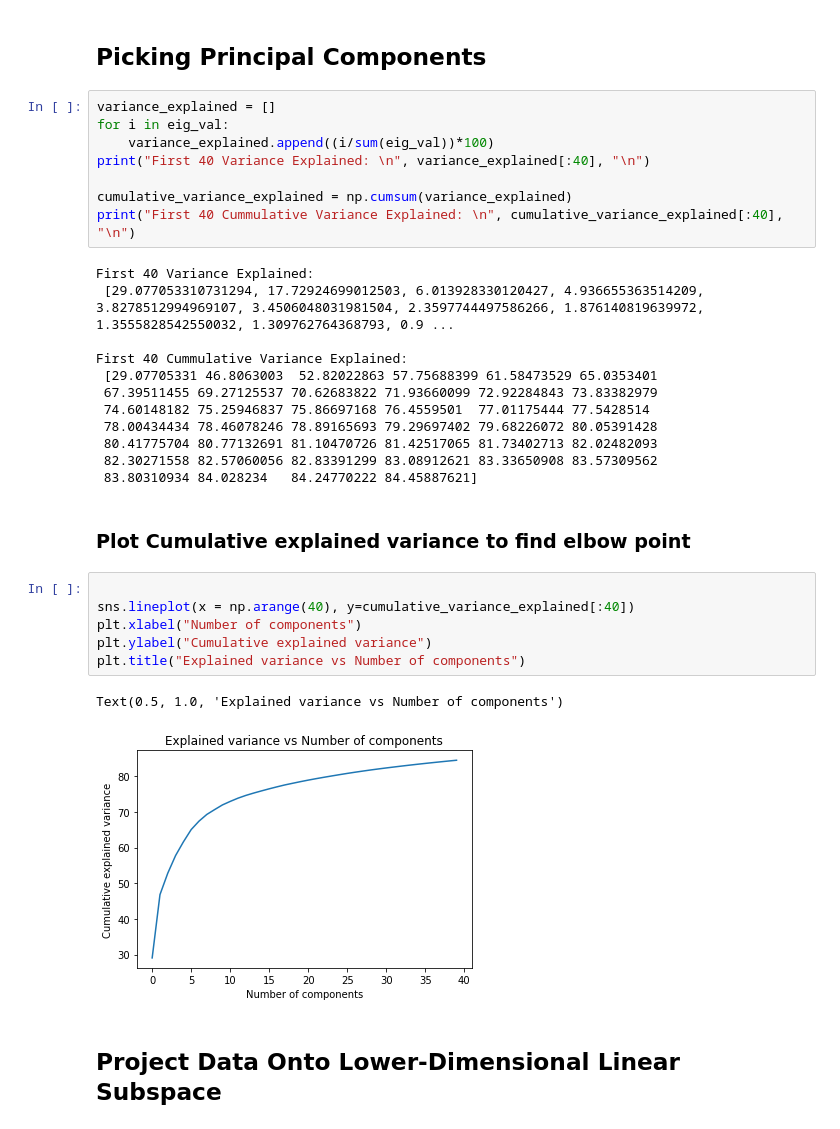
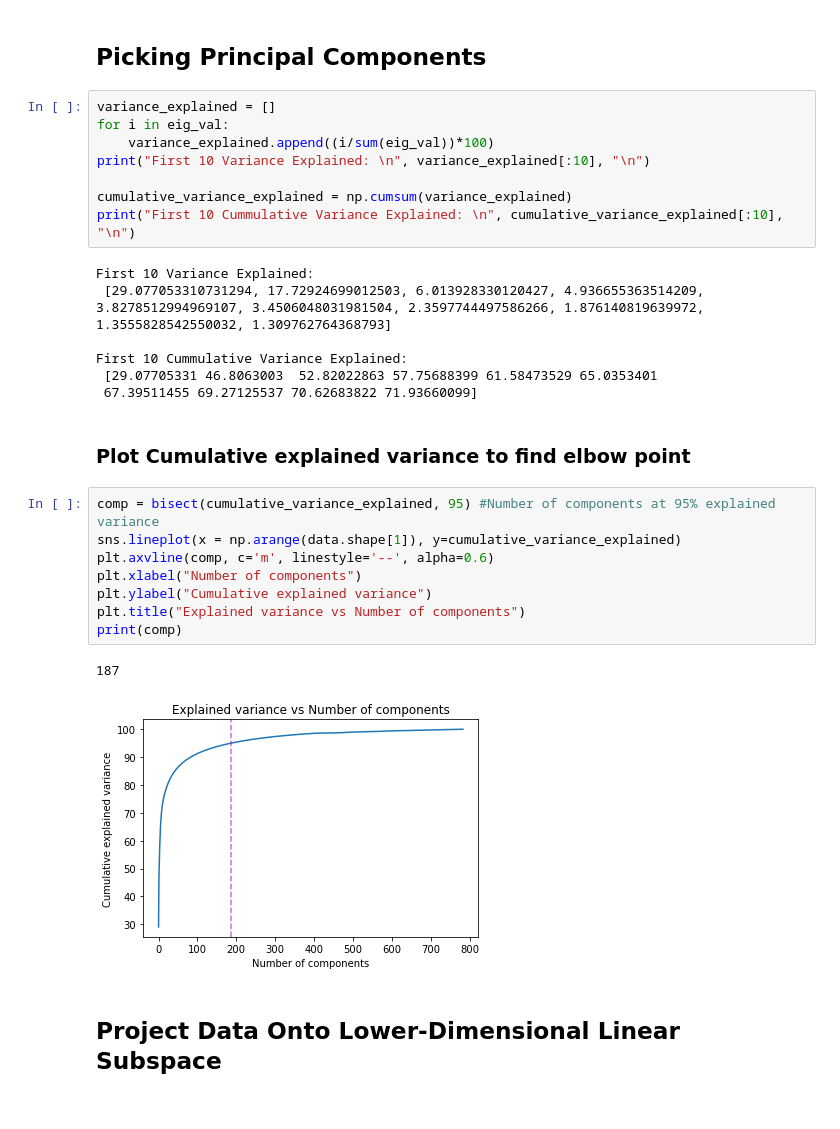
Before and after one commit to kevinlu2/COMP5318-Machine-Learning-and-Data-Mining, a Jupyter notebook: Assignment 1/A1_kNN.ipynb, the cells around one changed output. Cells and saved outputs as stored; diff of their text form.

```diff
--- a/Assignment 1/A1_kNN.ipynb
+++ b/Assignment 1/A1_kNN.ipynb
@@ -69,33 +77,30 @@ First 20 Eigenvalues:
 variance_explained = []
 for i in eig_val:
     variance_explained.append((i/sum(eig_val))*100)
-print("First 40 Variance Explained: \n", variance_explained[:40], "\n")
+print("First 10 Variance Explained: \n", variance_explained[:10], "\n")
 
 cumulative_variance_explained = np.cumsum(variance_explained)
-print("First 40 Cummulative Variance Explained: \n", cumulative_variance_explained[:40], "\n")
+print("First 10 Cummulative Variance Explained: \n", cumulative_variance_explained[:10], "\n")
 # %% [output]
-First 40 Variance Explained:
- [29.077053310731294, 17.72924699012503, 6.013928330120427, 4.936655363514209, 3.8278512994969107, 3.4506048031981504, 2.3597744497586266, 1.876140819639972, 1.3555828542550032, 1.309762764368793, 0.9 ...
+First 10 Variance Explained:
+ [29.077053310731294, 17.72924699012503, 6.013928330120427, 4.936655363514209, 3.8278512994969107, 3.4506048031981504, 2.3597744497586266, 1.876140819639972, 1.3555828542550032, 1.309762764368793]
 
-First 40 Cummulative Variance Explained:
+First 10 Cummulative Variance Explained:
  [29.07705331 46.8063003  52.82022863 57.75688399 61.58473529 65.0353401
- 67.39511455 69.27125537 70.62683822 71.93660099 72.92284843 73.83382979
- 74.60148182 75.25946837 75.86697168 76.4559501  77.01175444 77.5428514
- 78.00434434 78.46078246 78.89165693 79.29697402 79.68226072 80.05391428
- 80.41775704 80.77132691 81.10470726 81.42517065 81.73402713 82.02482093
- 82.30271558 82.57060056 82.83391299 83.08912621 83.33650908 83.57309562
- 83.80310934 84.028234   84.24770222 84.45887621]
+ 67.39511455 69.27125537 70.62683822 71.93660099]
 # %% [markdown]
 ### Plot Cumulative explained variance to find elbow point
 # %%
-
-sns.lineplot(x = np.arange(40), y=cumulative_variance_explained[:40])
+comp = bisect(cumulative_variance_explained, 95) #Number of components at 95% explained variance
+sns.lineplot(x = np.arange(data.shape[1]), y=cumulative_variance_explained)
+plt.axvline(comp, c='m', linestyle='--', alpha=0.6)
 plt.xlabel("Number of components")
 plt.ylabel("Cumulative explained variance")
 plt.title("Explained variance vs Number of components")
+print(comp)
 # %% [output]
-Text(0.5, 1.0, 'Explained variance vs Number of components')
+187
-[figure, old version]
+[figure, new version]
 # %% [markdown]
 ## Project Data Onto Lower-Dimensional Linear Subspace
 # %% [markdown]
```
Also changed, not shown: parts of 34 cells of this notebook, 2 other files.
